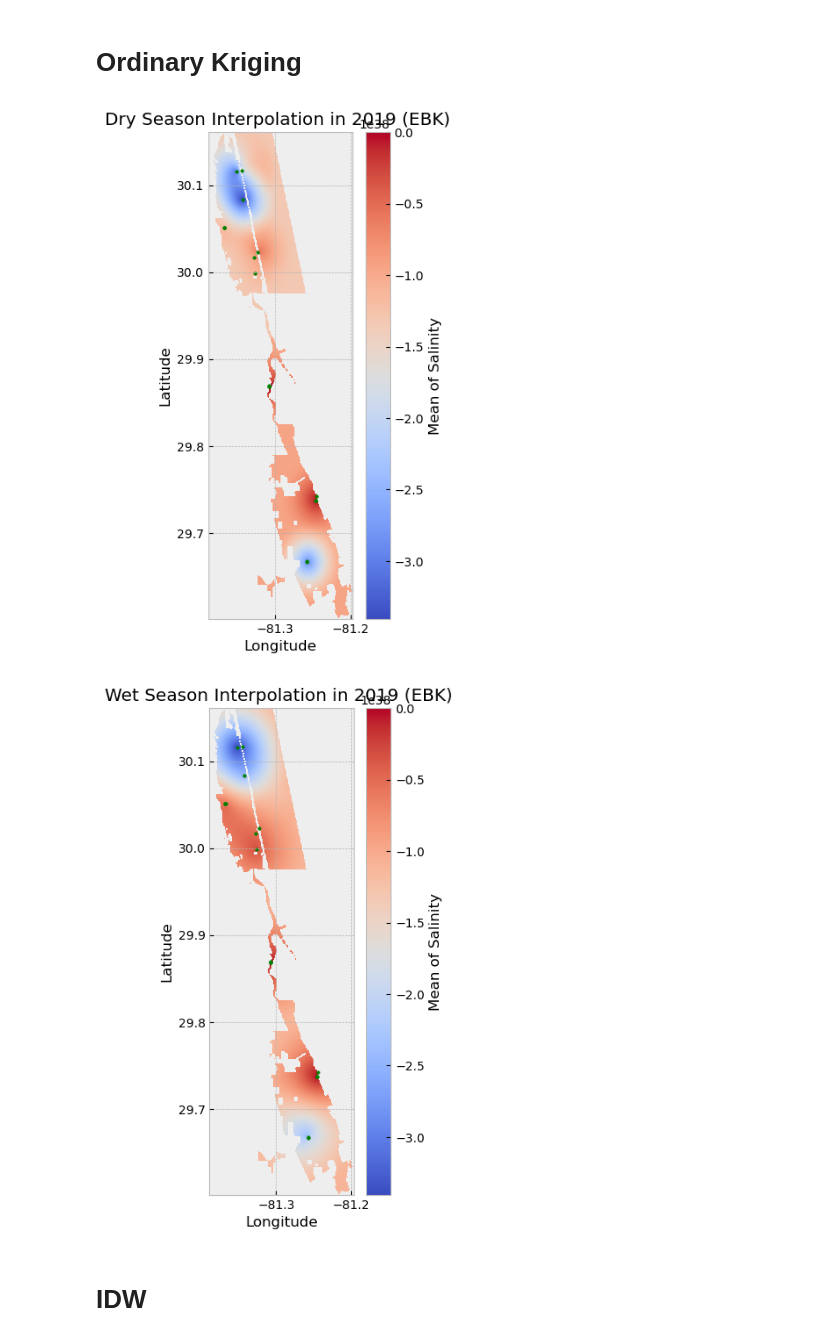
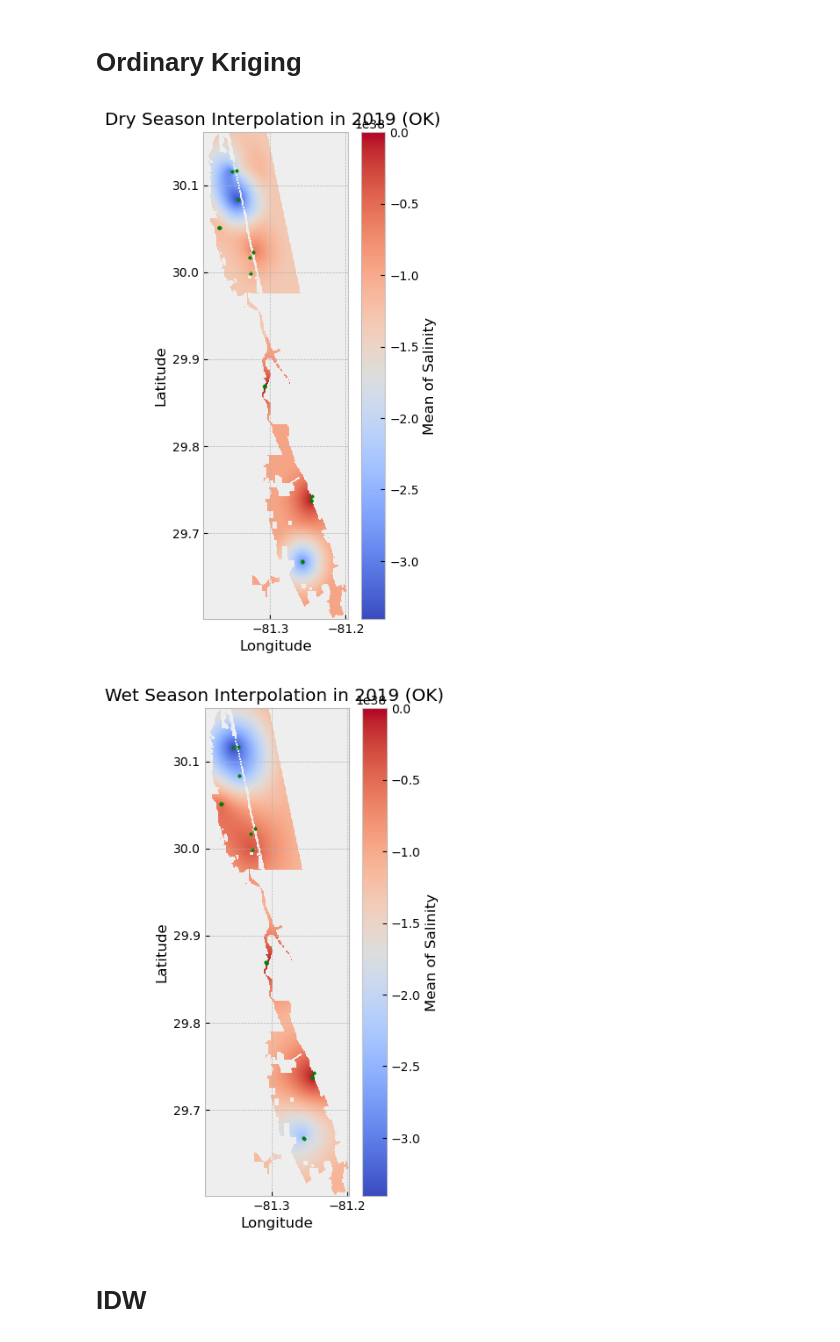
Before and after one commit to qiang-yi/SEACAR_WQ_Pilot, a Jupyter notebook: Interpolation_0117.ipynb, the cells around one changed output. Saved outputs shown, nothing was run; the diff lists cells and outputs as text; code cells hidden in the pictures.

Commit message:
Update Interpolation_0117.ipynb
Use arcpy to do OK and EBK and paste the code to notebook. Use pyidw package to do IDW. Fail to do RK using python.

```diff
--- a/Interpolation_0117.ipynb
+++ b/Interpolation_0117.ipynb
@@ -368,28 +368,28 @@ with arcpy.EnvManager(extent="-81.388378263374 29.6015072696999 -81.197330241882
 # %%
 fig, ax5 , cbar1 = idw.show_map(
     input_raster='dryKriging.tif',
     colormap="coolwarm",
     image_size=1.5,
     return_figure=True)
-ax5.set_title("Dry Season Interpolation in 2019 (EBK) ")
+ax5.set_title("Dry Season Interpolation in 2019 (OK) ")
 ax5.set_xlabel("Longitude")
 ax5.set_ylabel("Latitude")
 gdfDryShp.plot(ax = ax5, marker = 'o', color = 'green', markersize = 6)
 cbar1.set_label("Mean of Salinity")
 
 fig, ax6 , cbar1 = idw.show_map(
     input_raster='wetKriging.tif',
     colormap="coolwarm",
     image_size=1.5,
     return_figure=True)
-ax6.set_title("Wet Season Interpolation in 2019 (EBK) ")
+ax6.set_title("Wet Season Interpolation in 2019 (OK) ")
 ax6.set_xlabel("Longitude")
 ax6.set_ylabel("Latitude")
 gdfDryShp.plot(ax = ax6, marker = 'o', color = 'green', markersize = 6)
 cbar1.set_label("Mean of Salinity")
 # %% [output]
-[figure, old version]
+[figure, new version]
-[figure, old version]
+[figure, new version]
 # %% [markdown]
 # IDW
 # %%
```
